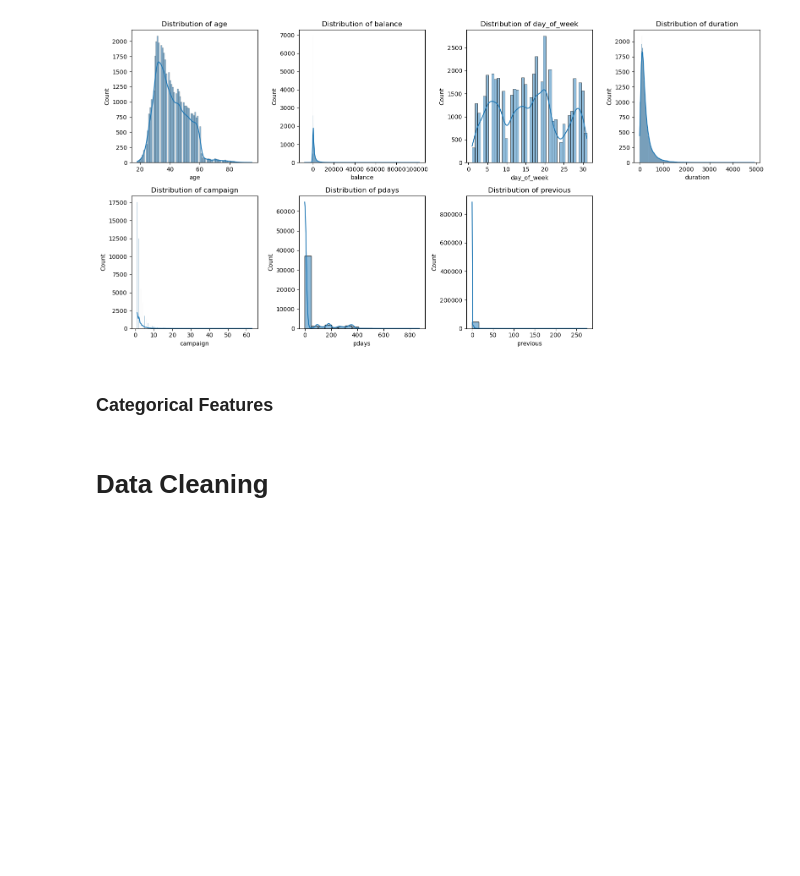
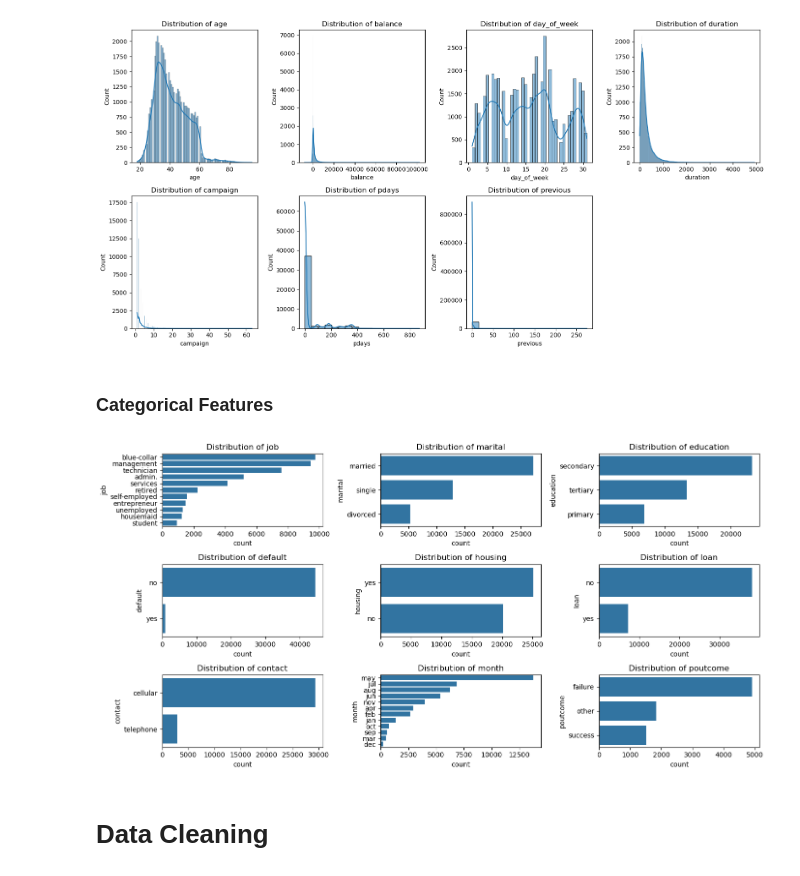
Before and after one commit to Aditya-k-23/Bank-Marketing, a Jupyter notebook: Analysis.ipynb, the cells around one changed output. Saved outputs shown, nothing was run; the diff lists cells and outputs as text; code cells hidden in the pictures; blank space fills up the shorter version.

Commit message:
feat: add categorical features EDA

```diff
--- a/Analysis.ipynb
+++ b/Analysis.ipynb
@@ -123,7 +123,7 @@ plt.show()
 ### Numerical Features
 # %%
 # Select numerical columns
-numerical_cols = X.select_dtypes(include=['int64', 'float64']).columns
+numerical_cols = X.select_dtypes(include=['int64']).columns
 
 # Create a 2x4 grid of subplots
 fig, axes = plt.subplots(2, 4, figsize=(16, 8))
@@ -145,6 +145,24 @@ plt.show()
 [figure]
 # %% [markdown]
 ### Categorical Features
+# %%
+# Select categorical columns
+categorical_cols = X.select_dtypes(include=['object']).columns
+
+# Create a 2x4 grid of subplots
+fig, axes = plt.subplots(3, 3, figsize=(14, 7))
+axes = axes.flatten()
+
+# Plot each categorical column
+for i, col in enumerate(categorical_cols):
+    sns.countplot(X[col], ax=axes[i], order=X[col].value_counts().index)
+    axes[i].set_title(f'Distribution of {col}')
+
+# Show the plot
+plt.tight_layout()
+plt.show()
+# %% [output]
+[figure, added]
 # %% [markdown]
 # Data Cleaning
 # %% [markdown]
```
Also changed, not shown: parts of 11 cells of this notebook.
